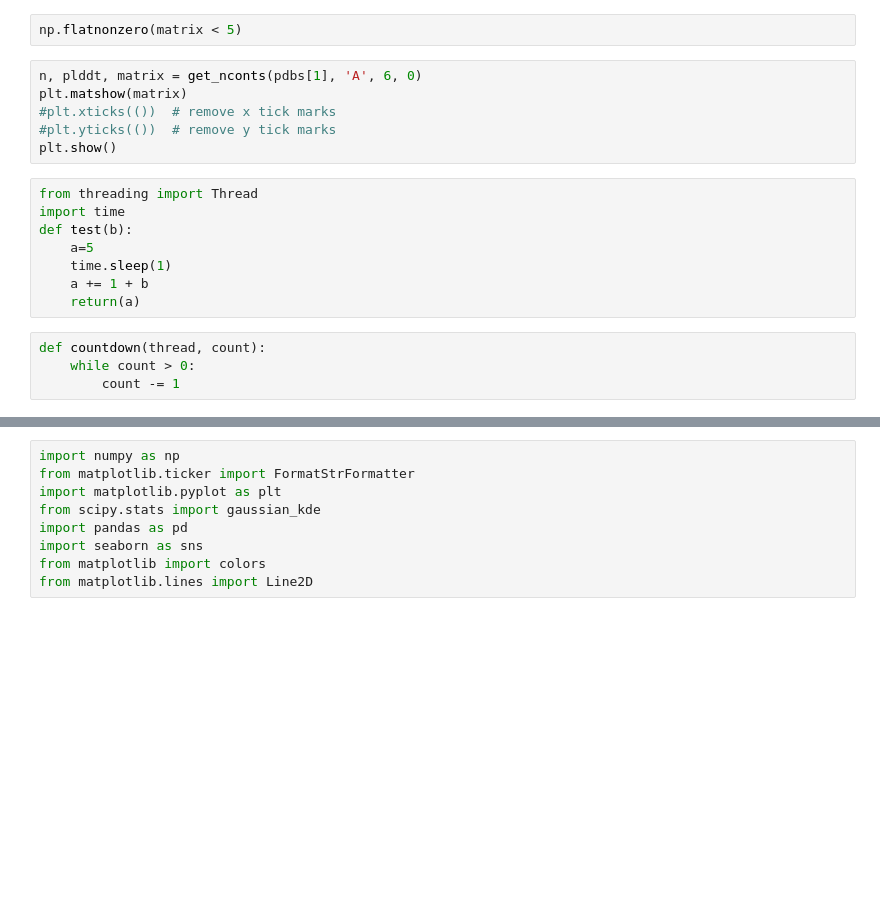
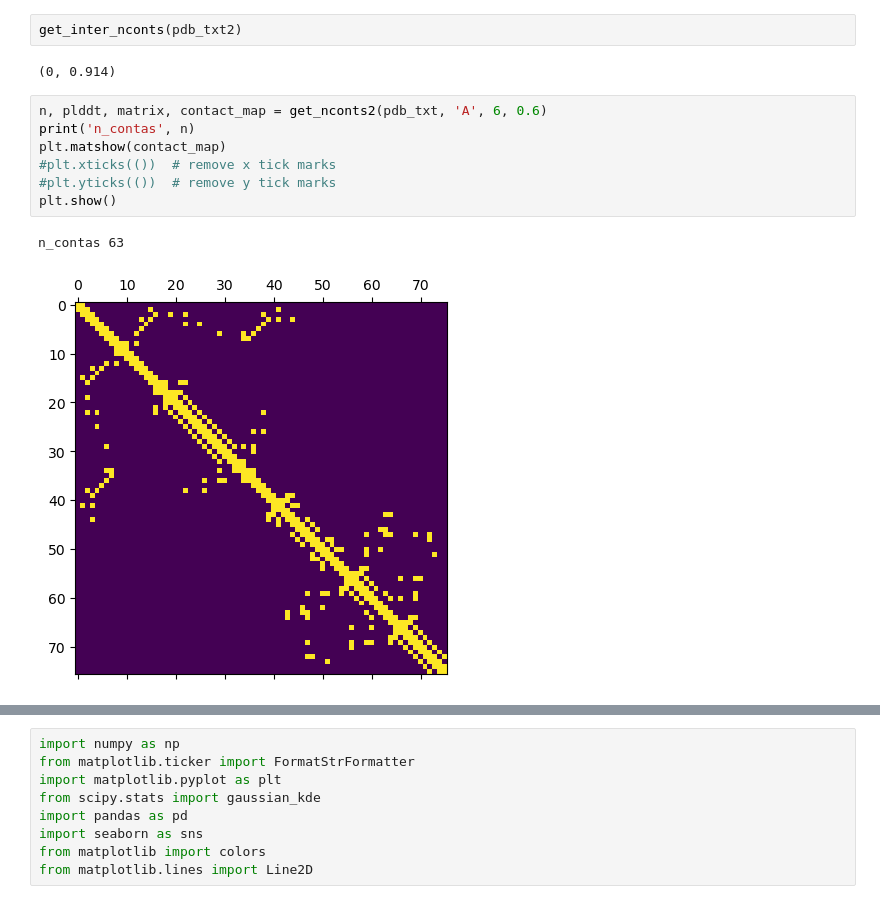
Before and after one commit to sahakyanhk/pfes, a Jupyter notebook: jupyter/score_test.ipynb, the cells around one changed output, grey strips where cells are left out. Saved outputs shown, nothing was run; the diff lists cells and outputs as text; blank space fills up the shorter version.

```diff
--- a/jupyter/score_test.ipynb
+++ b/jupyter/score_test.ipynb
@@ -48,20 +127,14 @@ for pdb in os.listdir('pdb'):
 # %%
-np.flatnonzero(matrix < 5)
+get_inter_nconts(pdb_txt2)
+# %% [output]
+(0, 0.914)
 # %%
-n, plddt, matrix = get_nconts(pdbs[1], 'A', 6, 0)
-plt.matshow(matrix)
+n, plddt, matrix, contact_map = get_nconts2(pdb_txt, 'A', 6, 0.6)
+print('n_contas', n)
+plt.matshow(contact_map)
 #plt.xticks(())  # remove x tick marks
 #plt.yticks(())  # remove y tick marks
 plt.show()
+# %% [output]
+n_contas 63
+[figure, added]
-# %%
-from threading import Thread
-import time
-def test(b):
-    a=5
-    time.sleep(1)
-    a += 1 + b
-    return(a)
-# %%
-def countdown(thread, count):
-    while count > 0:
-        count -= 1
```
Also changed, not shown: parts of 11 cells of this notebook, 5 other files.
